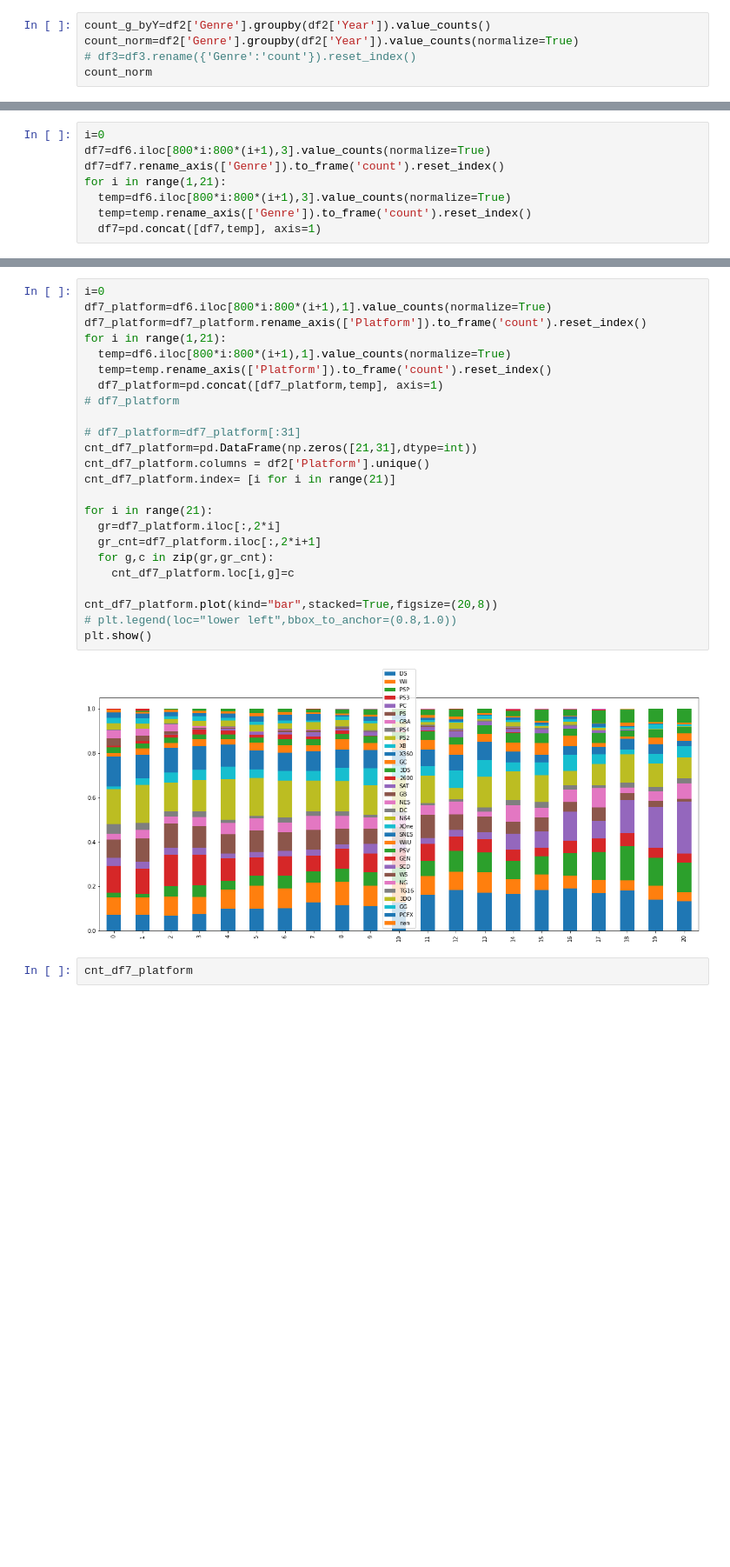
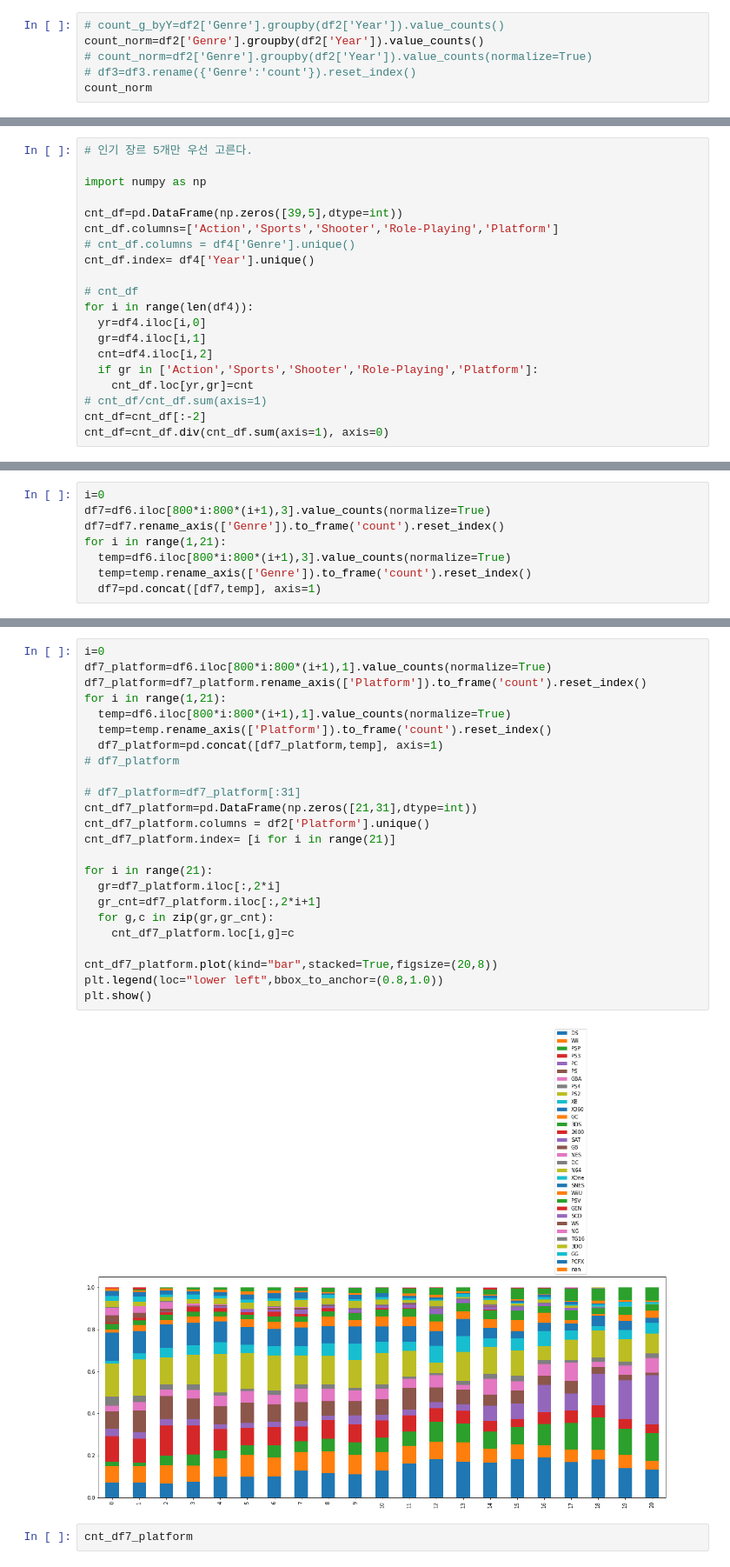
Before and after one commit to yena53/hello-world, a Jupyter notebook: 프로젝트_데이터전처리_ipynb의_사본.ipynb, the cells around one changed output, grey strips where cells are left out. Shown: that part at 87% size. Drawn from its saved outputs; the diff is of its cells as text; blank space fills up the shorter version.

```diff
--- a/프로젝트_데이터전처리_ipynb의_사본.ipynb
+++ b/프로젝트_데이터전처리_ipynb의_사본.ipynb
@@ -118,8 +169,9 @@ hist_G_Y=df2['Genre'].hist(by=df2['Year'],figsize=(20,23))
 # %% [output]
 [figure]
 # %%
-count_g_byY=df2['Genre'].groupby(df2['Year']).value_counts()
-count_norm=df2['Genre'].groupby(df2['Year']).value_counts(normalize=True)
+# count_g_byY=df2['Genre'].groupby(df2['Year']).value_counts()
+count_norm=df2['Genre'].groupby(df2['Year']).value_counts()
+# count_norm=df2['Genre'].groupby(df2['Year']).value_counts(normalize=True)
 # df3=df3.rename({'Genre':'count'}).reset_index()
 count_norm
 # %% [output]
@@ -155,3 +207,23 @@ for i in range(len(df4)):
 len(df4)
 # %% [output]
 388
+# %%
+# 인기 장르 5개만 우선 고른다.
+
+import numpy as np
+
+cnt_df=pd.DataFrame(np.zeros([39,5],dtype=int))
+cnt_df.columns=['Action','Sports','Shooter','Role-Playing','Platform']
+# cnt_df.columns = df4['Genre'].unique()
+cnt_df.index= df4['Year'].unique()
+
+# cnt_df
+for i in range(len(df4)):
+  yr=df4.iloc[i,0]
+  gr=df4.iloc[i,1]
+  cnt=df4.iloc[i,2]
+  if gr in ['Action','Sports','Shooter','Role-Playing','Platform']:
+    cnt_df.loc[yr,gr]=cnt
+# cnt_df/cnt_df.sum(axis=1)
+cnt_df=cnt_df[:-2]
+cnt_df=cnt_df.div(cnt_df.sum(axis=1), axis=0)
@@ -310,29 +818,29 @@ plt.show()
 # %%
 i=0
 df7_platform=df6.iloc[800*i:800*(i+1),1].value_counts(normalize=True)
 df7_platform=df7_platform.rename_axis(['Platform']).to_frame('count').reset_index()
 for i in range(1,21):
   temp=df6.iloc[800*i:800*(i+1),1].value_counts(normalize=True)
   temp=temp.rename_axis(['Platform']).to_frame('count').reset_index()
   df7_platform=pd.concat([df7_platform,temp], axis=1)
 # df7_platform
 
 # df7_platform=df7_platform[:31]
 cnt_df7_platform=pd.DataFrame(np.zeros([21,31],dtype=int))
 cnt_df7_platform.columns = df2['Platform'].unique()
 cnt_df7_platform.index= [i for i in range(21)]
 
 for i in range(21):
   gr=df7_platform.iloc[:,2*i]
   gr_cnt=df7_platform.iloc[:,2*i+1]
   for g,c in zip(gr,gr_cnt):
     cnt_df7_platform.loc[i,g]=c
 
 cnt_df7_platform.plot(kind="bar",stacked=True,figsize=(20,8))
-# plt.legend(loc="lower left",bbox_to_anchor=(0.8,1.0))
+plt.legend(loc="lower left",bbox_to_anchor=(0.8,1.0))
 plt.show()
 # %% [output]
-[figure, old version]
+[figure, new version]
 # %%
 cnt_df7_platform
 # %% [output]
```
Also changed, not shown: parts of 30 cells of this notebook.
